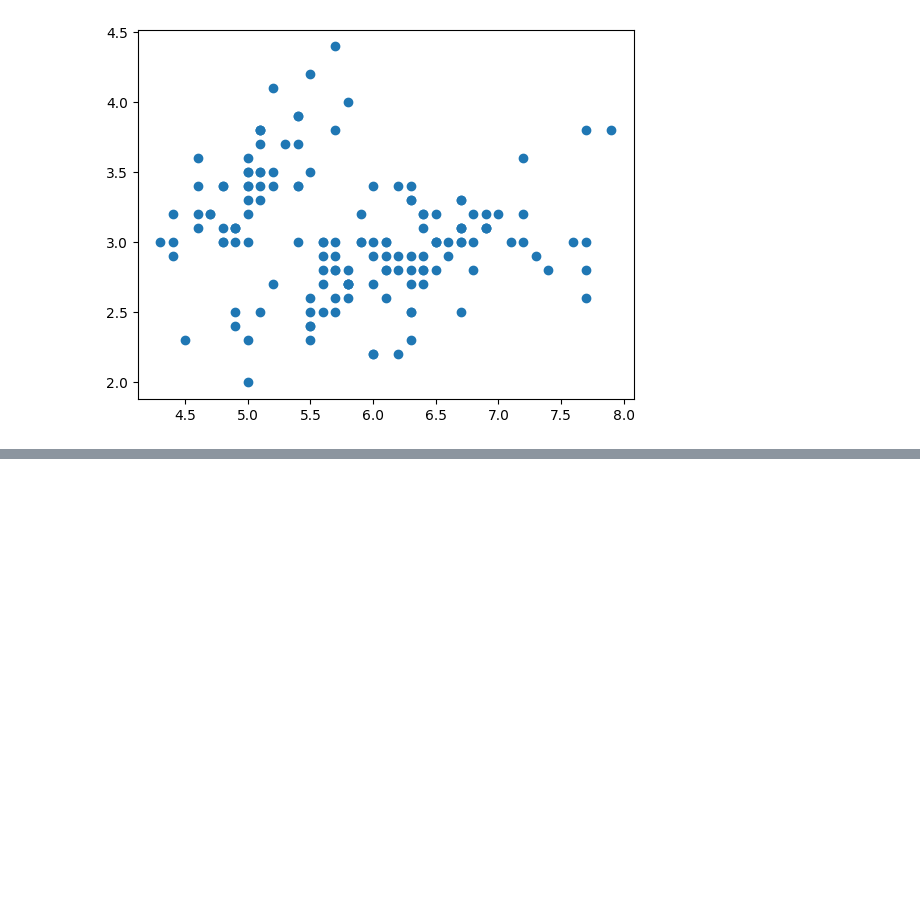
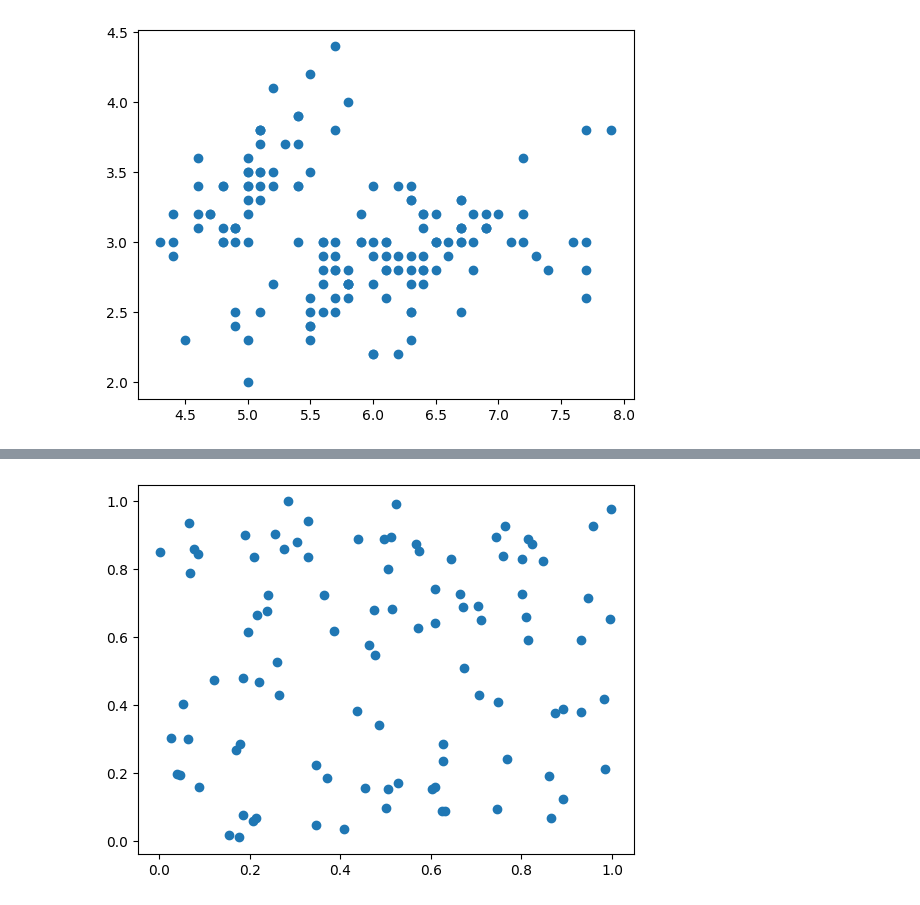
Before and after one commit to AlexTmbMifi/ML-Projects.-Statistics, a Jupyter notebook: ClustersAnalysis.ipynb, the cells around one changed output, grey strips where cells are left out. Saved outputs shown, nothing was run; the diff lists cells and outputs as text; code cells hidden in the pictures; blank space fills up the shorter version.

```diff
--- a/ClustersAnalysis.ipynb
+++ b/ClustersAnalysis.ipynb
@@ -71 +76,7 @@ print('3 кластера является оптимальным числом
 3 кластера является оптимальным числом центроидов
+# %%
+# Равномерное распределение
+data = np.array([np.random.random(2) for _ in range(100)])
+plt.scatter(data[:, 0], data[:, 1]);
+# %% [output]
+[figure, added]
```
Also changed, not shown: parts of 4 cells of this notebook.
